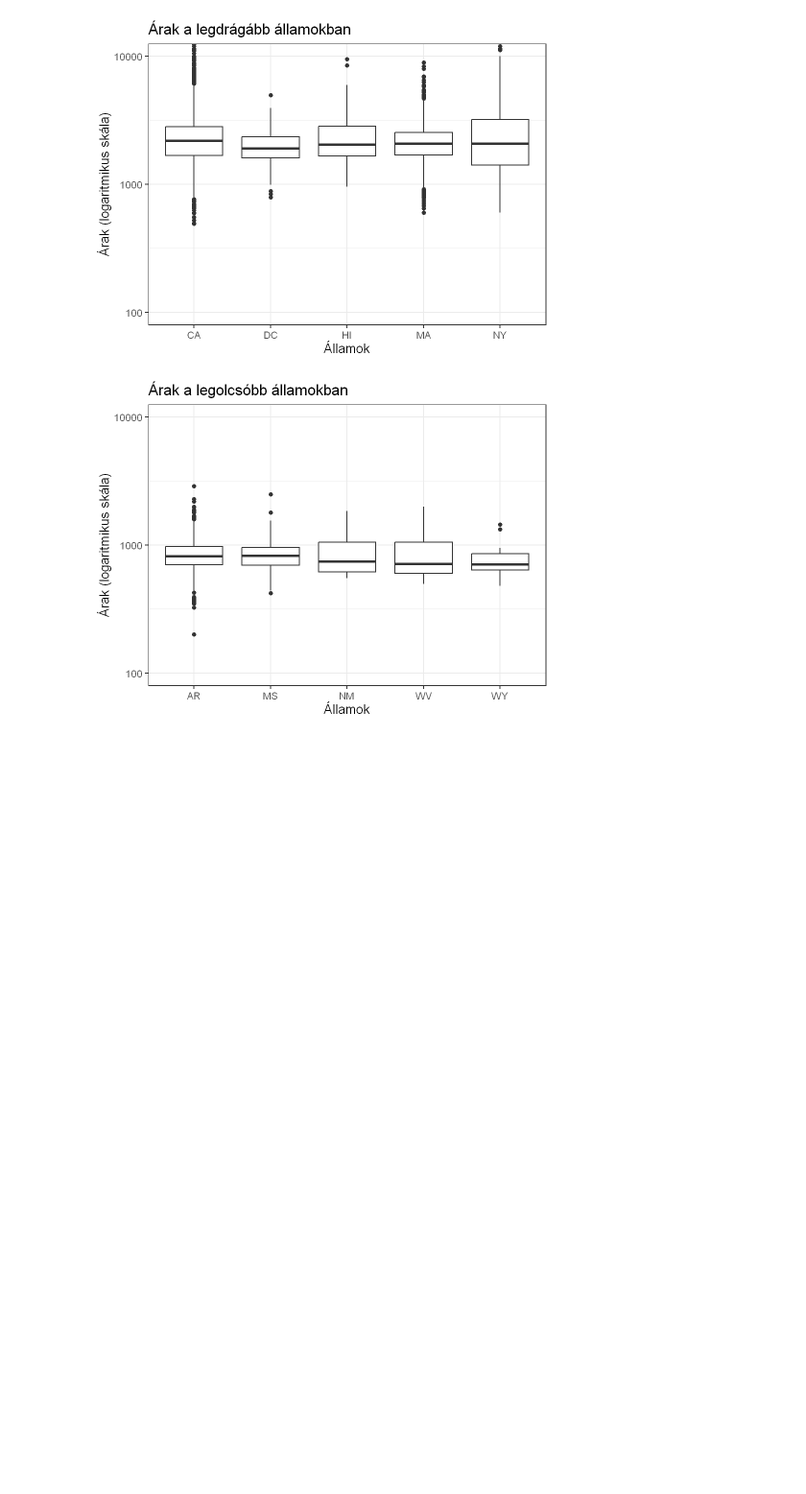
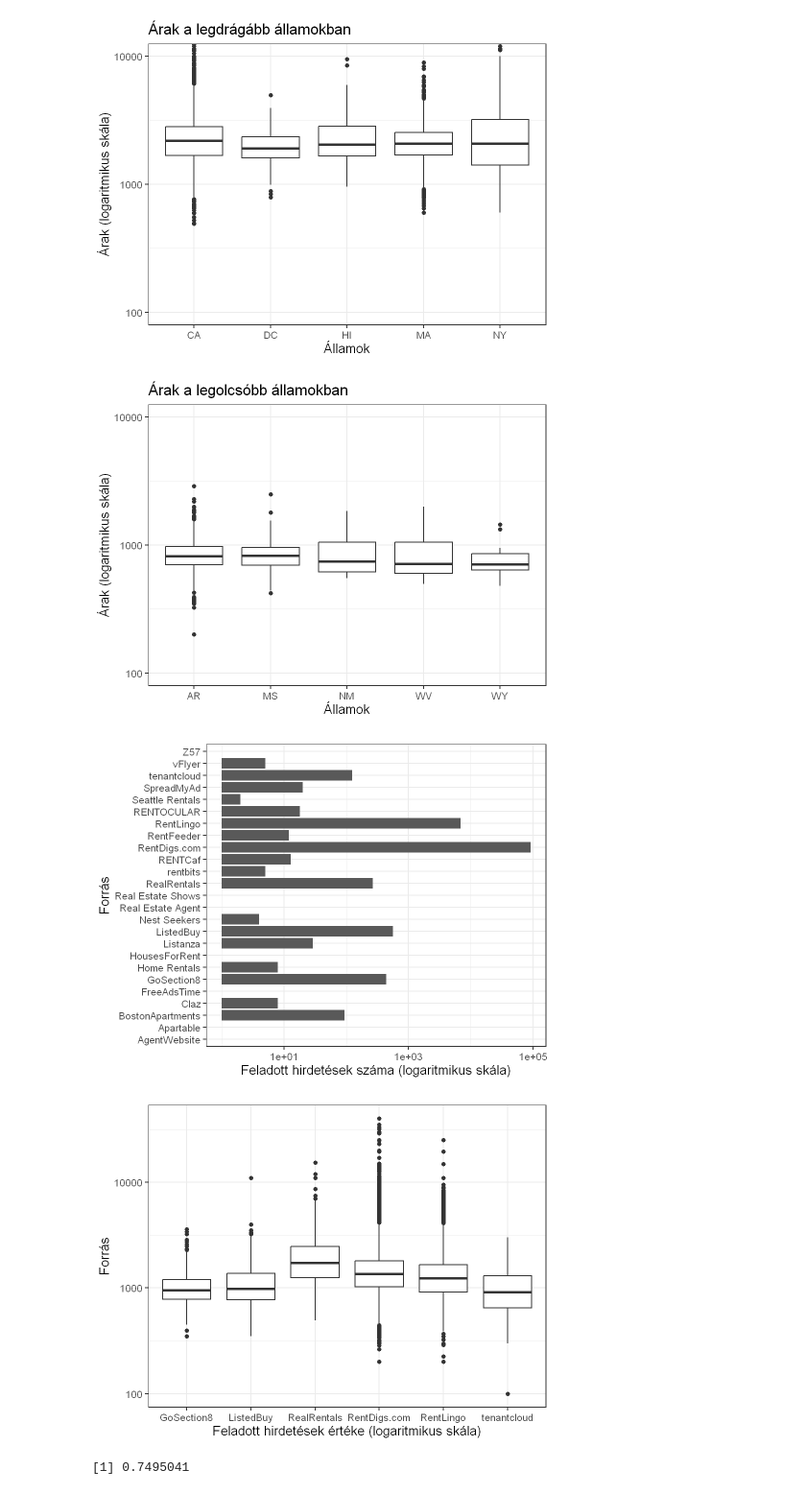
Before and after one commit to N0-0BIE/EX9BLV_ABTG, a Jupyter notebook: code/project.ipynb, the cells around one changed output. Shown at 96% size. Saved outputs shown, nothing was run; the diff lists cells and outputs as text; code cells hidden in the pictures; blank space fills up the shorter version.

```diff
--- a/code/project.ipynb
+++ b/code/project.ipynb
@@ -365,3 +381,34 @@ theme_bw(base_size = 16)
 # %% [output]
 [figure]
 [figure]
+# %%
+# Források (source) vizsgálata
+
+dfc %>%
+filter(!is.na(source)) %>%
+select(source) %>%
+ggplot() +
+geom_bar(mapping = aes(x = source)) +
+scale_y_log10() +
+xlab("Forrás") +
+ylab("Feladott hirdetések száma (logaritmikus skála)") +
+coord_flip() +
+theme_bw(base_size = 16)
+
+high_traffic = dfc %>%
+filter(!is.na(source)) %>%
+count(source) %>%
+filter(n > 100)
+
+dfc %>%
+filter(source %in% high_traffic$source) %>%
+select(source, price) %>%
+ggplot() +
+geom_boxplot(mapping = aes(x = source, y = price)) +
+scale_y_log10() +
+xlab("Feladott hirdetések értéke (logaritmikus skála)") +
+ylab("Forrás") +
+theme_bw(base_size = 16)
+# %% [output]
+[figure, added]
+[figure, added]
@@ -367,0 +419,15 @@ theme_bw(base_size = 16)
+# %%
+# Modellezés előkészítése - adatok
+
+dft = dfc
+
+# Felbontás tanító és tesztelő halmazokra
+data_split = initial_split(dft, prop=0.75)
+
+# Lekérdezhetjük a részeket külön-külön
+sac_train = training(data_split)
+sac_test  = testing(data_split)
+
+nrow(sac_train)/nrow(df)
+# %% [output]
+[1] 0.7495041
```
Also changed, not shown: parts of 12 cells of this notebook.
